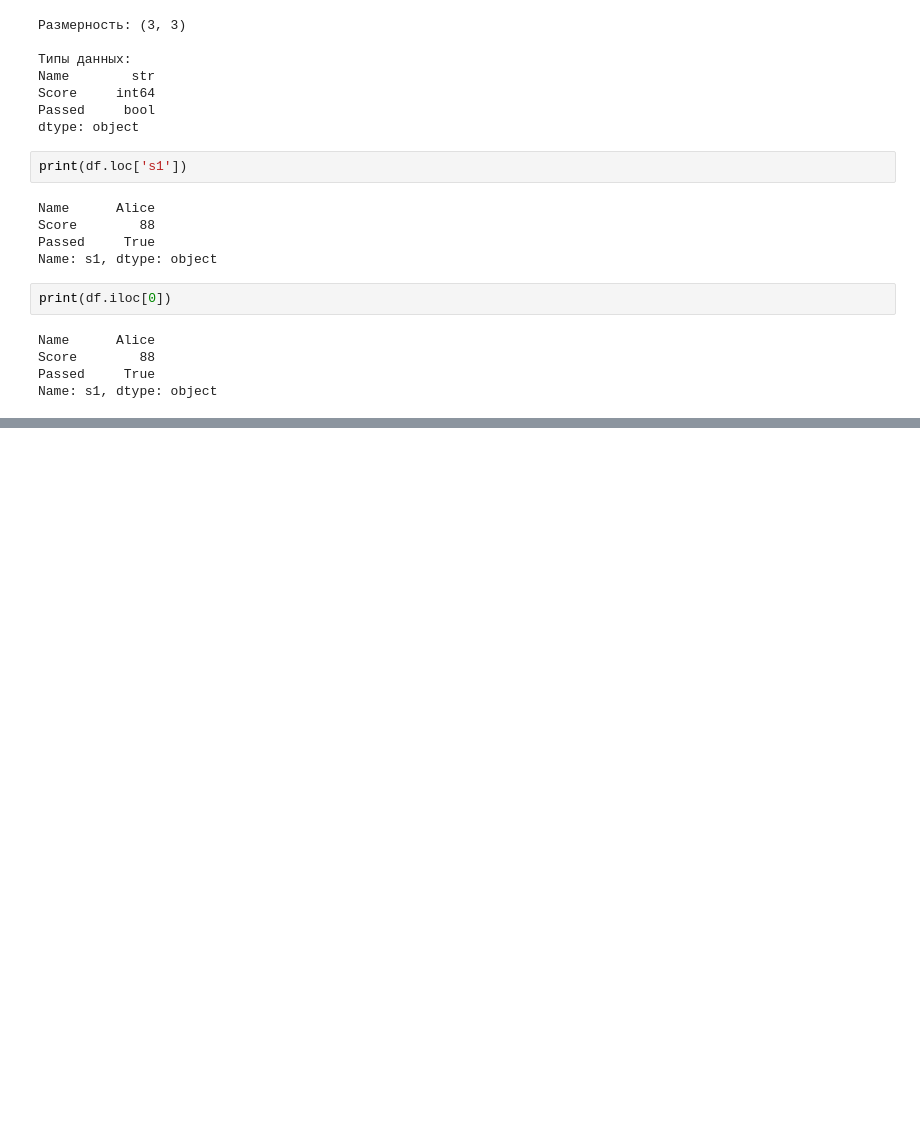
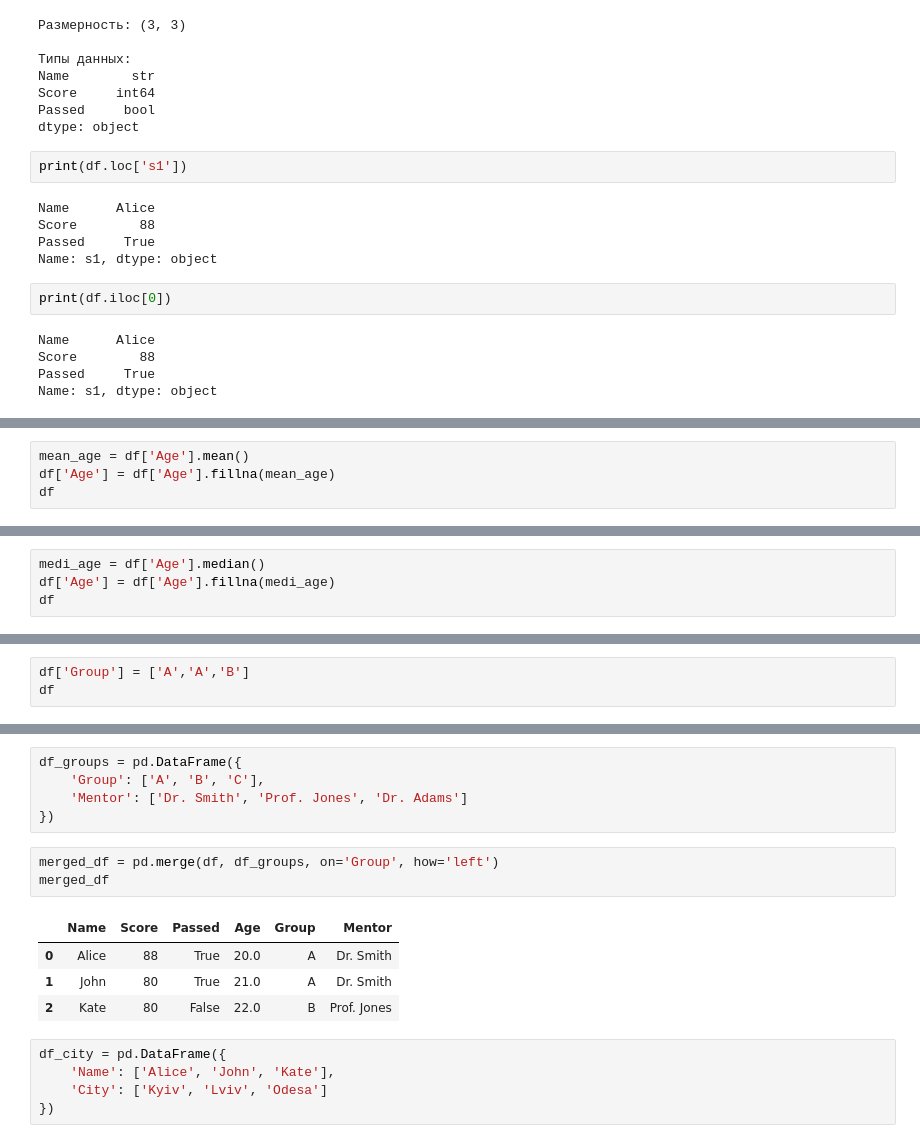
Before and after one commit to GreedIsGoody/pandas-tut, a Jupyter notebook: test.ipynb, the cells around one changed output, grey strips where cells are left out. Cells and saved outputs as stored; diff of their text form; blank space fills up the shorter version.

```diff
--- a/test.ipynb
+++ b/test.ipynb
@@ -666,0 +749,4 @@ Name: s1, dtype: object
+# %%
+mean_age = df['Age'].mean()
+df['Age'] = df['Age'].fillna(mean_age)
+df
@@ -666,0 +758,4 @@ Name: s1, dtype: object
+# %%
+medi_age = df['Age'].median()
+df['Age'] = df['Age'].fillna(medi_age)
+df
@@ -666,0 +804,3 @@ Name: s1, dtype: object
+# %%
+df['Group'] = ['A','A','B']
+df
@@ -666,0 +826,18 @@ Name: s1, dtype: object
+# %%
+df_groups = pd.DataFrame({
+    'Group': ['A', 'B', 'C'],
+    'Mentor': ['Dr. Smith', 'Prof. Jones', 'Dr. Adams']
+})
+# %%
+merged_df = pd.merge(df, df_groups, on='Group', how='left')
+merged_df
+# %% [output]
+|  | Name | Score | Passed | Age | Group | Mentor |
+| 0 | Alice | 88 | True | 20.0 | A | Dr. Smith |
+| 1 | John | 80 | True | 21.0 | A | Dr. Smith |
+| 2 | Kate | 80 | False | 22.0 | B | Prof. Jones |
+# %%
+df_city = pd.DataFrame({
+    'Name': ['Alice', 'John', 'Kate'],
+    'City': ['Kyiv', 'Lviv', 'Odesa']
+})
```
Also changed, not shown: parts of 24 cells of this notebook.
